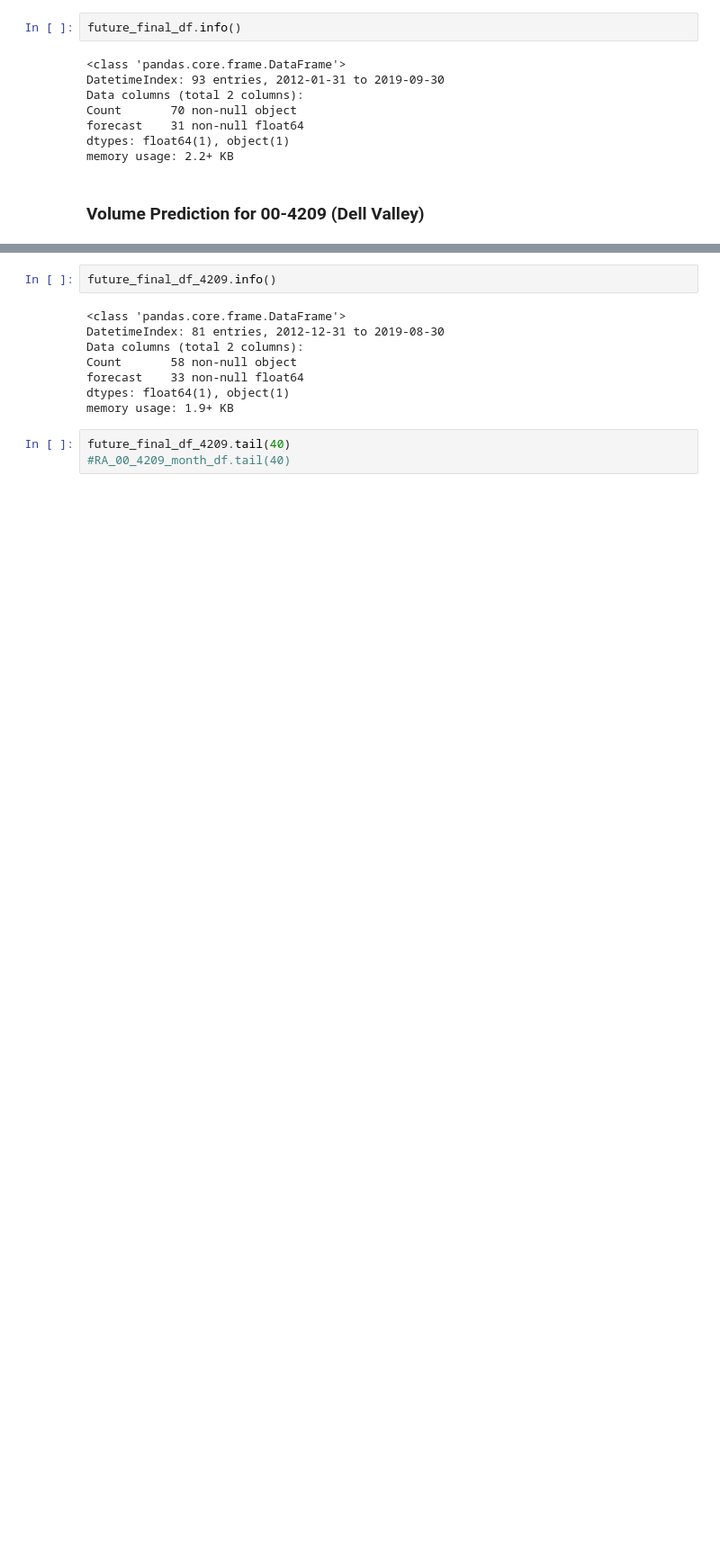
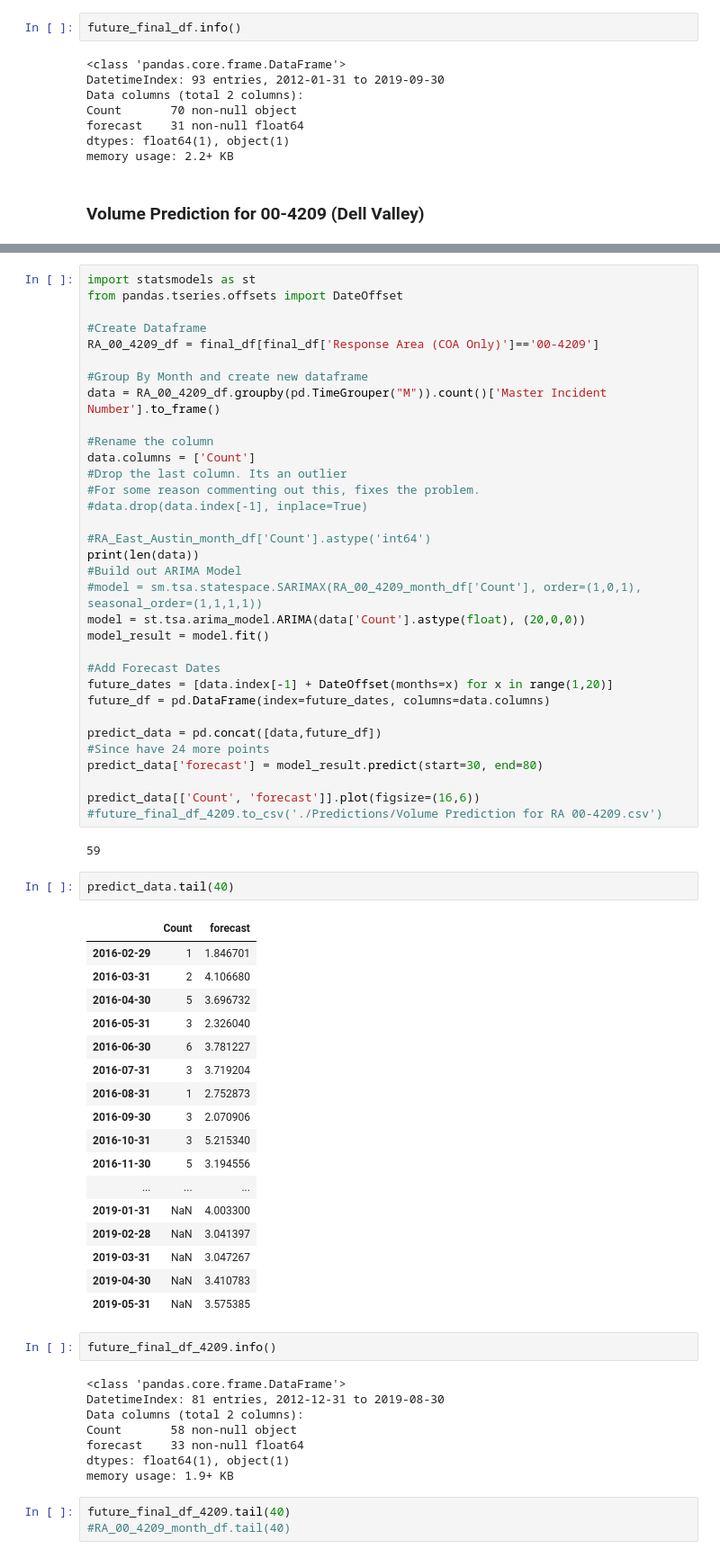
Before and after one commit to madderle/Hack-Austin, a Jupyter notebook: Response Area Volume Prediction.ipynb, the cells around one changed output, grey strips where cells are left out. Shown at 90% size. Drawn from its saved outputs; the diff is of its cells as text; blank space fills up the shorter version.

Commit message:
Fixed Dell valley
-fixed dell valley by removing code to remove outlier. Dont know why this works, but it does.

```diff
--- a/Response Area Volume Prediction.ipynb
+++ b/Response Area Volume Prediction.ipynb
@@ -276,6 +278,61 @@ future_final_df_4209[['Count', 'forecast']].plot(figsize=(16,6))
 58
 <matplotlib.axes._subplots.AxesSubplot at 0x...>
 [figure]
+# %%
+import statsmodels as st
+from pandas.tseries.offsets import DateOffset
+
+#Create Dataframe
+RA_00_4209_df = final_df[final_df['Response Area (COA Only)']=='00-4209']
+
+#Group By Month and create new dataframe
+data = RA_00_4209_df.groupby(pd.TimeGrouper("M")).count()['Master Incident Number'].to_frame()
+
+#Rename the column
+data.columns = ['Count']
+#Drop the last column. Its an outlier
+#For some reason commenting out this, fixes the problem.
+#data.drop(data.index[-1], inplace=True)
+
+#RA_East_Austin_month_df['Count'].astype('int64')
+print(len(data))
+#Build out ARIMA Model
+#model = sm.tsa.statespace.SARIMAX(RA_00_4209_month_df['Count'], order=(1,0,1), seasonal_order=(1,1,1,1))
+model = st.tsa.arima_model.ARIMA(data['Count'].astype(float), (20,0,0))
+model_result = model.fit()
+
+#Add Forecast Dates
+future_dates = [data.index[-1] + DateOffset(months=x) for x in range(1,20)]
+future_df = pd.DataFrame(index=future_dates, columns=data.columns)
+
+predict_data = pd.concat([data,future_df])
+#Since have 24 more points
+predict_data['forecast'] = model_result.predict(start=30, end=80)
+
+predict_data[['Count', 'forecast']].plot(figsize=(16,6))
+#future_final_df_4209.to_csv('./Predictions/Volume Prediction for RA 00-4209.csv')
+# %% [output]
+59
+# %%
+predict_data.tail(40)
+# %% [output]
+|  | Count | forecast |
+| 2016-02-29 | 1 | 1.846701 |
+| 2016-03-31 | 2 | 4.106680 |
+| 2016-04-30 | 5 | 3.696732 |
+| 2016-05-31 | 3 | 2.326040 |
+| 2016-06-30 | 6 | 3.781227 |
+| 2016-07-31 | 3 | 3.719204 |
+| 2016-08-31 | 1 | 2.752873 |
+| 2016-09-30 | 3 | 2.070906 |
+| 2016-10-31 | 3 | 5.215340 |
+| 2016-11-30 | 5 | 3.194556 |
+| ... | ... | ... |
+| 2019-01-31 | NaN | 4.003300 |
+| 2019-02-28 | NaN | 3.041397 |
+| 2019-03-31 | NaN | 3.047267 |
+| 2019-04-30 | NaN | 3.410783 |
+| 2019-05-31 | NaN | 3.575385 |
 # %%
 future_final_df_4209.info()
 # %% [output]
```
Also changed, not shown: parts of 3 cells of this notebook.
